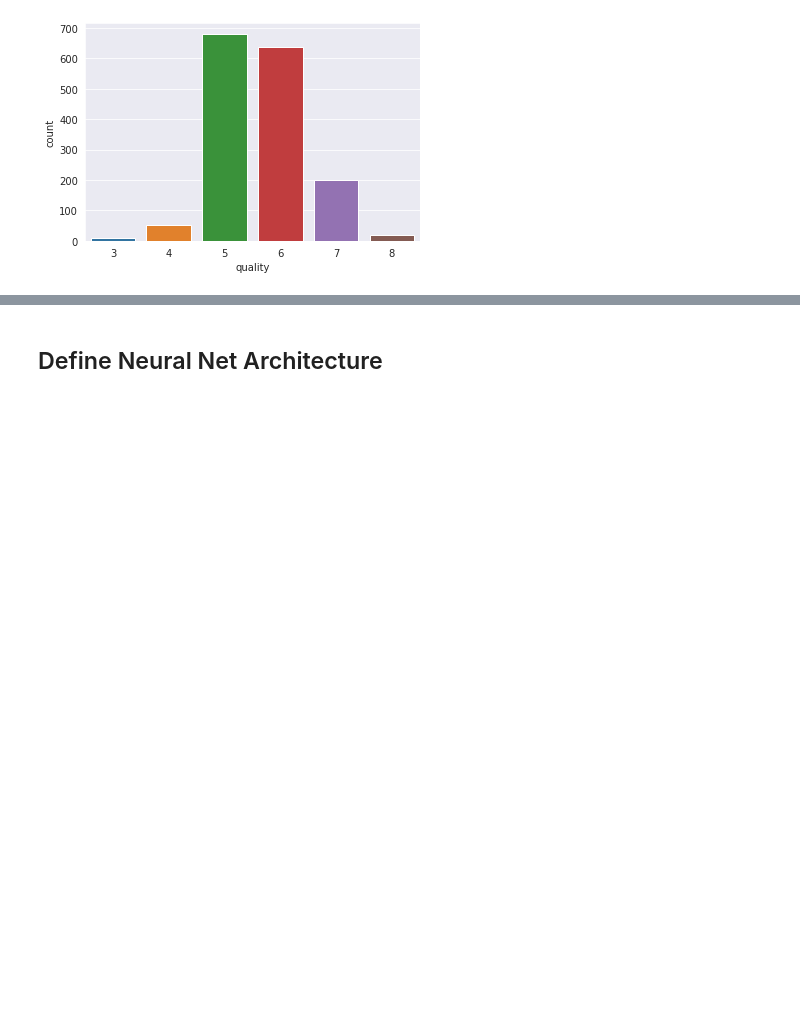
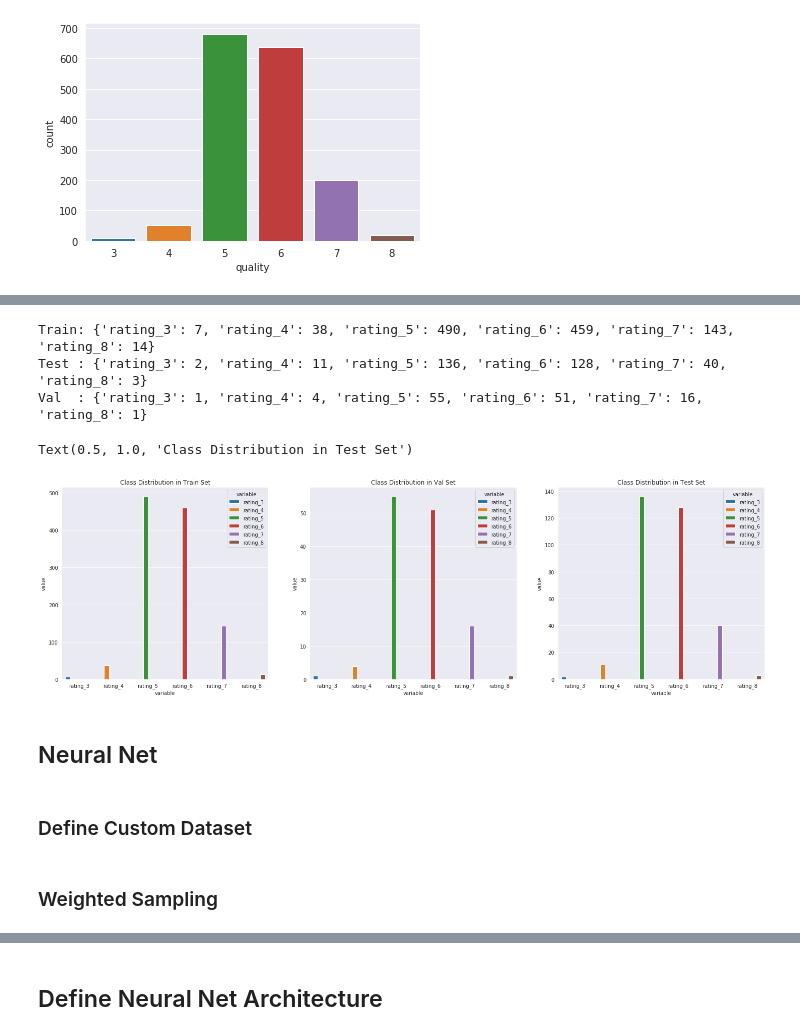
Before and after one commit to theairbend3r/how-to-train-your-neural-net, a Jupyter notebook: pytorch/tabular/classification/multiclass_classification_wine.ipynb, the cells around one changed output, grey strips where cells are left out. Cells and saved outputs as stored; diff of their text form; code cells hidden in the pictures; blank space fills up the shorter version.

```diff
--- a/pytorch/tabular/classification/multiclass_classification_wine.ipynb
+++ b/pytorch/tabular/classification/multiclass_classification_wine.ipynb
@@ -83,4 +93,57 @@ X_train, X_test, y_train, y_test = train_test_split(X, y, test_size=0.2, random_
 # %%
-scaler = StandardScaler()
+scaler = MinMaxScaler()
 X_train = scaler.fit_transform(X_train)
+X_val = scaler.fit_transform(X_val)
 X_test = scaler.fit_transform(X_test)
+# %%
+X_train, y_train = np.array(X_train), np.array(y_train)
+X_val, y_val = np.array(X_val), np.array(y_val)
+X_test, y_test = np.array(X_test), np.array(y_test)
+# %%
+def get_class_distribution(obj):
+    count_dict = {
+        "rating_3": 0,
+        "rating_4": 0,
+        "rating_5": 0,
+        "rating_6": 0,
+        "rating_7": 0,
+        "rating_8": 0,
+    }
+
+    for i in obj:
+        if i == 0:
+            count_dict['rating_3'] += 1
+        elif i == 1:
+            count_dict['rating_4'] += 1
+        elif i == 2:
+            count_dict['rating_5'] += 1
+        elif i == 3:
+            count_dict['rating_6'] += 1
+        elif i == 4:
+            count_dict['rating_7'] += 1
+        elif i == 5:
+            count_dict['rating_8'] += 1
+        else:
+            print("Check classes.")
+
+    return count_dict
+# %%
+print("Train:", get_class_distribution(y_train))
+print("Test :", get_class_distribution(y_test))
+print("Val  :", get_class_distribution(y_val))
+# %% [output]
+Train: {'rating_3': 7, 'rating_4': 38, 'rating_5': 490, 'rating_6': 459, 'rating_7': 143, 'rating_8': 14}
+Test : {'rating_3': 2, 'rating_4': 11, 'rating_5': 136, 'rating_6': 128, 'rating_7': 40, 'rating_8': 3}
+Val  : {'rating_3': 1, 'rating_4': 4, 'rating_5': 55, 'rating_6': 51, 'rating_7': 16, 'rating_8': 1}
+# %%
+fig, axes = plt.subplots(nrows=1, ncols=3, figsize=(25,7))
+sns.barplot(data = pd.DataFrame.from_dict([get_class_distribution(y_train)]).melt(), x = "variable", y="value", hue="variable",  ax=axes[0]).set_title('Class Distribution in Train Set')
+sns.barplot(data = pd.DataFrame.from_dict([get_class_distribution(y_val)]).melt(), x = "variable", y="value", hue="variable",  ax=axes[1]).set_title('Class Distribution in Val Set')
+sns.barplot(data = pd.DataFrame.from_dict([get_class_distribution(y_test)]).melt(), x = "variable", y="value", hue="variable",  ax=axes[2]).set_title('Class Distribution in Test Set')
+# %% [output]
+Text(0.5, 1.0, 'Class Distribution in Test Set')
+[figure, added]
+# %% [markdown]
+## Neural Net
+# %% [markdown]
+### Define Custom Dataset
@@ -86,0 +167,2 @@ X_test = scaler.fit_transform(X_test)
+# %% [markdown]
+### Weighted Sampling
```
Also changed, not shown: parts of 33 cells of this notebook, 1 other file.
